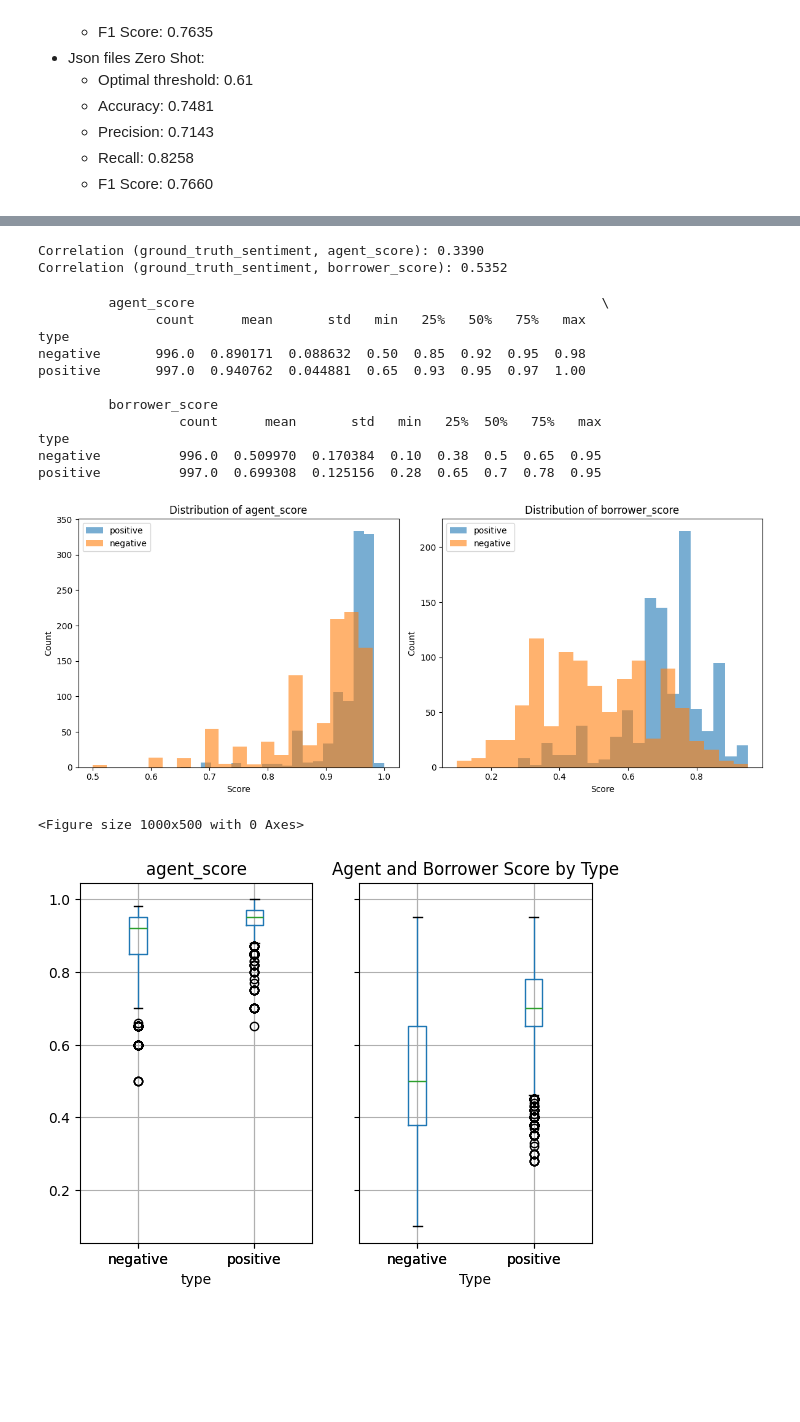
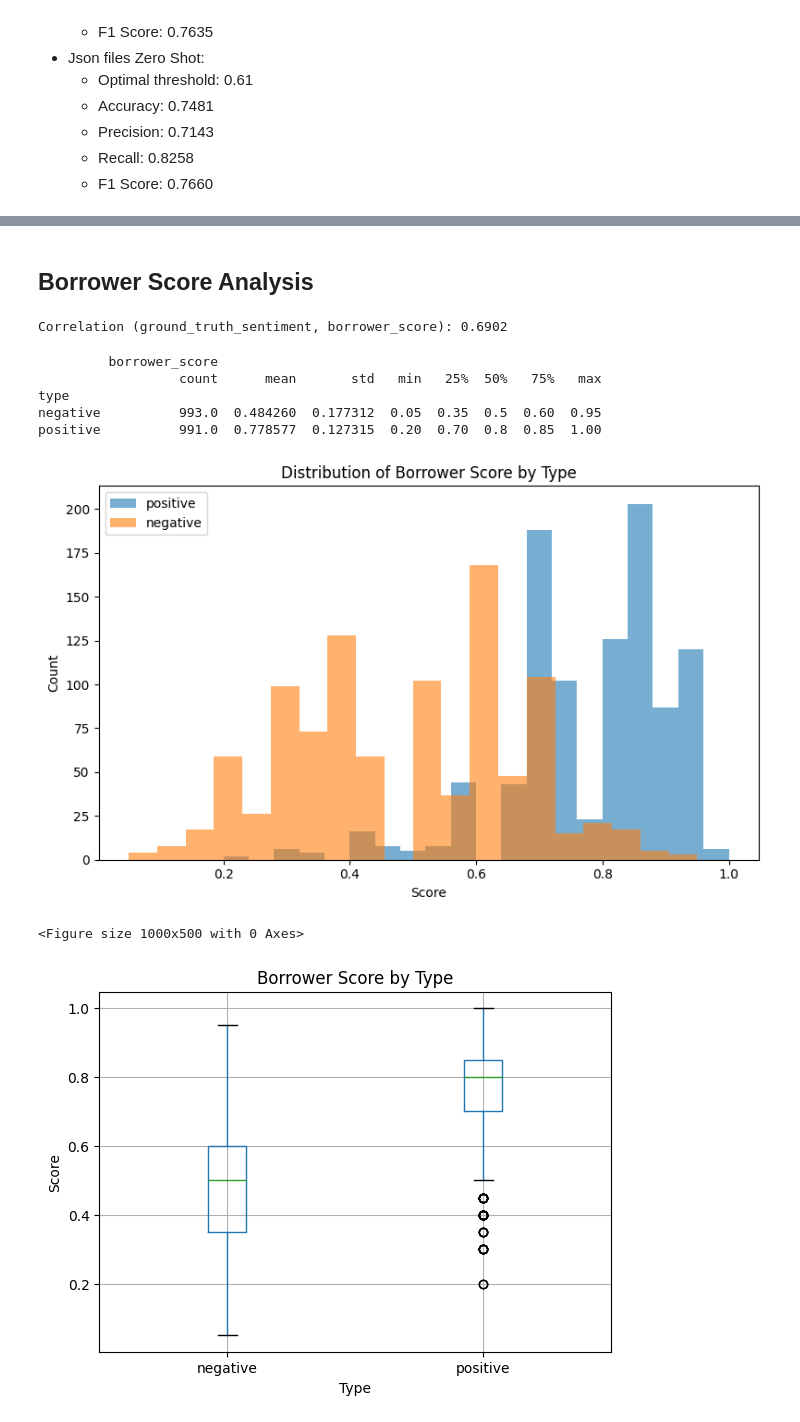
Before and after one commit to sohammistri/Prodigal-Take-Home, a Jupyter notebook: explore_data.ipynb, the cells around one changed output, grey strips where cells are left out. Saved outputs shown, nothing was run; the diff lists cells and outputs as text; code cells hidden in the pictures; blank space fills up the shorter version.

```diff
--- a/explore_data.ipynb
+++ b/explore_data.ipynb
@@ -70,6 +70,8 @@ No Pay - Can't pay now               42
 No Pay - Bankruptcy                  30
 No Pay - Cancel payment plan         11
 Name: count, dtype: int64
+# %%
+df_call_metadata['disposition'] = df_call_metadata['disposition'].replace("No Pay - Can't pay now", "No Pay - Cant pay now")
 # %%
 disposition_type_counts = df_call_metadata.groupby('disposition')['type'].value_counts().unstack(fill_value=0)
 print(disposition_type_counts)
@@ -266,12 +249,3 @@ def format_conv_from_content(content):
-# %%
-for txt_file in txt_files:
-    txt_path = os.path.join(conversation_folder, txt_file)
-    with open(txt_path, 'r') as f:
-        content = f.read()
-    formatted = format_conv_from_content(content)
-    json_path = os.path.splitext(txt_path)[0] + '.json'
-    with open(json_path, 'w') as jf:
-        json.dump(formatted, jf, indent=2)
 # %% [markdown]
 # Step 2: Identify Potential PII
 
@@ -505,7 +483,7 @@ def get_sentiment_scores(prompt, file_path):
         return_val = {
             "_id": id,
             "agent_analysis": result["conversation_analysis"]["agent_sentiment"]["analysis"],
-            "agent_score": float(result["conversation_analysis"]["agent_sentiment"]["score"]),
+            "agent_score": result["conversation_analysis"]["agent_sentiment"]["disposition"],
             "borrower_analysis": result["conversation_analysis"]["borrower_sentiment"]["analysis"],
             "borrower_score": float(result["conversation_analysis"]["borrower_sentiment"]["score"]),
         }
@@ -519,3 +495,5 @@ def get_sentiment_scores(prompt, file_path):
+# %%
+txt_paths = [os.path.join(conversation_folder, fname) for fname in txt_files]
 # %%
 results_txt = []
 
@@ -565,56 +604,47 @@ merged_df['ground_truth_sentiment'] = (merged_df['type'] == 'positive').astype(i
+# %% [markdown]
+## Borrower Score Analysis
 # %%
-# Calculate correlation coefficients between ground_truth_sentiment and agent_score, borrower_score
-corr_agent = merged_df['ground_truth_sentiment'].corr(merged_df['agent_score'])
+# Calculate correlation coefficients between ground_truth_sentiment and borrower_score
 corr_borrower = merged_df['ground_truth_sentiment'].corr(merged_df['borrower_score'])
 
-print(f"Correlation (ground_truth_sentiment, agent_score): {corr_agent:.4f}")
 print(f"Correlation (ground_truth_sentiment, borrower_score): {corr_borrower:.4f}")
 # %% [output]
-Correlation (ground_truth_sentiment, agent_score): 0.3390
-Correlation (ground_truth_sentiment, borrower_score): 0.5352
+Correlation (ground_truth_sentiment, borrower_score): 0.6902
 # %%
 # Group by 'type' and describe agent_score and borrower_score
-stats = merged_df.groupby('type')[['agent_score', 'borrower_score']].describe()
+stats = merged_df.groupby('type')[['borrower_score']].describe()
 print(stats)
 
 # Plot distributions
-fig, axes = plt.subplots(1, 2, figsize=(12, 5))
-
-for i, score_type in enumerate(['agent_score', 'borrower_score']):
-    for sentiment_type in ['positive', 'negative']:
-        subset = merged_df[merged_df['type'] == sentiment_type][score_type]
-        axes[i].hist(subset, bins=20, alpha=0.6, label=sentiment_type)
-    axes[i].set_title(f'Distribution of {score_type}')
-    axes[i].set_xlabel('Score')
-    axes[i].set_ylabel('Count')
-    axes[i].legend()
-
+# Single histogram plot for borrower_score by type
+plt.figure(figsize=(8, 5))
+for sentiment_type in ['positive', 'negative']:
+    subset = merged_df[merged_df['type'] == sentiment_type]['borrower_score']
+    plt.hist(subset, bins=20, alpha=0.6, label=sentiment_type)
+plt.title('Distribution of Borrower Score by Type')
+plt.xlabel('Score')
+plt.ylabel('Count')
+plt.legend()
 plt.tight_layout()
 plt.show()
 
 # Boxplots for visual comparison
 plt.figure(figsize=(10, 5))
-merged_df.boxplot(column=['agent_score', 'borrower_score'], by='type')
+merged_df.boxplot(column=['borrower_score'], by='type')
 plt.suptitle('')
-plt.title('Agent and Borrower Score by Type')
+plt.title('Borrower Score by Type')
 plt.xlabel('Type')
 plt.ylabel('Score')
 plt.show()
 # %% [output]
-         agent_score                                                    \
-               count      mean       std   min   25%   50%   75%   max
-type
-negative       996.0  0.890171  0.088632  0.50  0.85  0.92  0.95  0.98
-positive       997.0  0.940762  0.044881  0.65  0.93  0.95  0.97  1.00
-
          borrower_score
                   count      mean       std   min   25%  50%   75%   max
 type
-negative          996.0  0.509970  0.170384  0.10  0.38  0.5  0.65  0.95
-positive          997.0  0.699308  0.125156  0.28  0.65  0.7  0.78  0.95
+negative          993.0  0.484260  0.177312  0.05  0.35  0.5  0.60  0.95
+positive          991.0  0.778577  0.127315  0.20  0.70  0.8  0.85  1.00
-[figure, old version]
+[figure, new version]
 <Figure size 1000x500 with 0 Axes>
-[figure, old version]
+[figure, new version]
 # %%
 from sklearn.metrics import roc_curve, roc_auc_score
 
```
Also changed, not shown: parts of 33 cells of this notebook.
